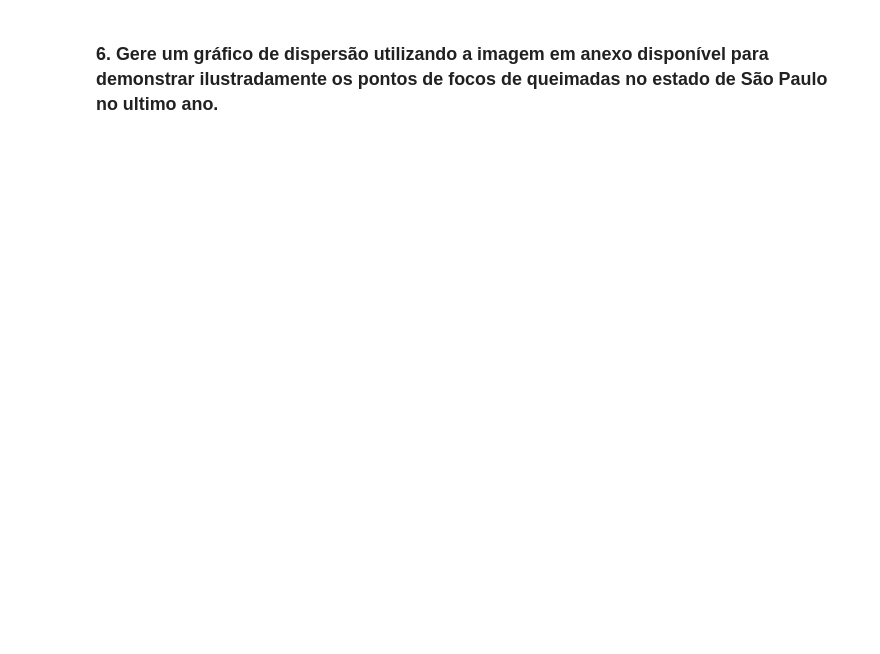
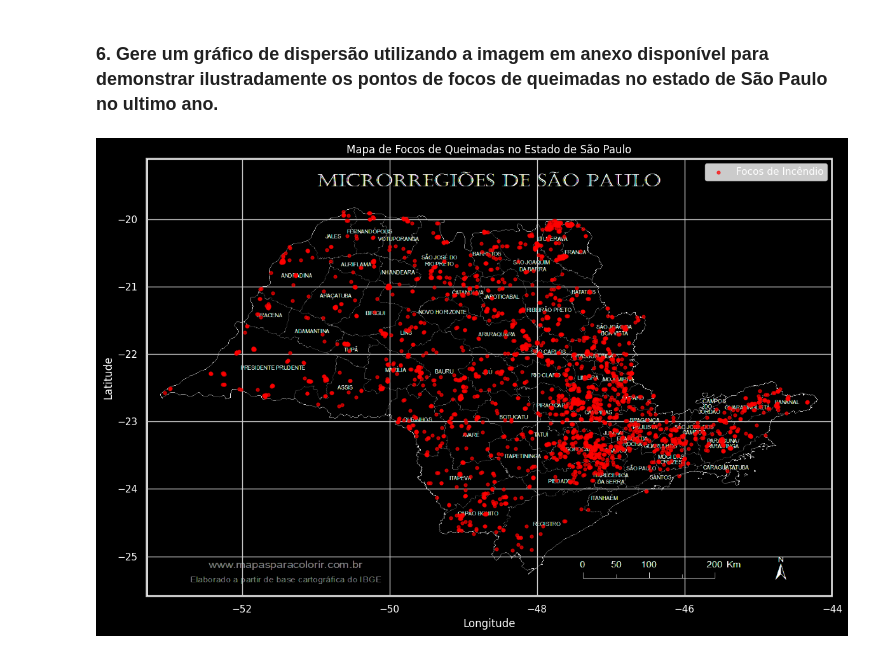
Before and after one commit to DanielMandira/ATV-MapaCalor, a Jupyter notebook: Analise_Queimadas_SP.ipynb, the cells around one changed output. Drawn from its saved outputs; the diff is of its cells as text; code cells hidden in the pictures; blank space fills up the shorter version.

```diff
--- a/Analise_Queimadas_SP.ipynb
+++ b/Analise_Queimadas_SP.ipynb
@@ -101,0 +139,60 @@ plt.show()
+# %%
+from PIL import Image
+
+# Carregando a imagem do mapa de São Paulo
+img_mapa = Image.open('estado-sao-paulo-microrregioes.png')
+
+# Preparar dados: remover NA e garantir floats
+df_coords = df.dropna(subset=['Longitude','Latitude']).copy()
+df_coords['Longitude'] = pd.to_numeric(df_coords['Longitude'], errors='coerce')
+df_coords['Latitude'] = pd.to_numeric(df_coords['Latitude'], errors='coerce')
+df_coords = df_coords.dropna(subset=['Longitude','Latitude'])
+
+# Detectar se as colunas foram trocadas (heurística simples)
+# Para o Brasil, longitudes esperadas ~ -74 a -34 e latitudes ~ -34 a 6
+if (df_coords['Longitude'].abs().max() < 15) and (df_coords['Latitude'].abs().max() > 15):
+    df_coords[['Longitude','Latitude']] = df_coords[['Latitude','Longitude']]
+
+# Limites geográficos aproximados do estado de SP (lon_min, lon_max, lat_min, lat_max)
+lon_min, lon_max = -53.3, -44.0
+lat_min, lat_max = -25.6, -19.1
+
+extent = [lon_min, lon_max, lat_min, lat_max]
+
+# Manter somente pontos dentro do mapa para evitar dispersão fora da imagem
+mask_sp = (
+    df_coords['Longitude'].between(lon_min, lon_max)
+    & df_coords['Latitude'].between(lat_min, lat_max)
+)
+df_plot = df_coords.loc[mask_sp].copy()
+
+# Criando o gráfico de dispersão sobre a imagem com fundo preto
+fig, ax = plt.subplots(figsize=(12, 8))
+fig.patch.set_facecolor('black')
+ax.set_facecolor('black')
+
+# Exibir a imagem com a extensão geográfica e origem ajustada caso necessário
+# origin='upper' costuma ser útil quando a imagem parece invertida
+ax.imshow(img_mapa, extent=extent, aspect='auto', origin='upper')
+
+# Plotando os pontos de dispersão (Longitude vs Latitude)
+ax.scatter(df_plot['Longitude'], df_plot['Latitude'], alpha=0.7, c='red', s=12, label='Focos de Incêndio')
+
+# Trava os eixos na área do mapa
+ax.set_xlim(lon_min, lon_max)
+ax.set_ylim(lat_min, lat_max)
+
+# Ajustes visuais para fundo preto
+ax.set_title('Mapa de Focos de Queimadas no Estado de São Paulo', color='white')
+ax.set_xlabel('Longitude', color='white')
+ax.set_ylabel('Latitude', color='white')
+ax.tick_params(colors='white')
+legend = ax.legend()
+if legend is not None:
+    for text in legend.get_texts():
+        text.set_color('white')
+
+plt.tight_layout()
+plt.show()
+# %% [output]
+[figure, added]
```
Also changed, not shown: parts of 7 cells of this notebook.
